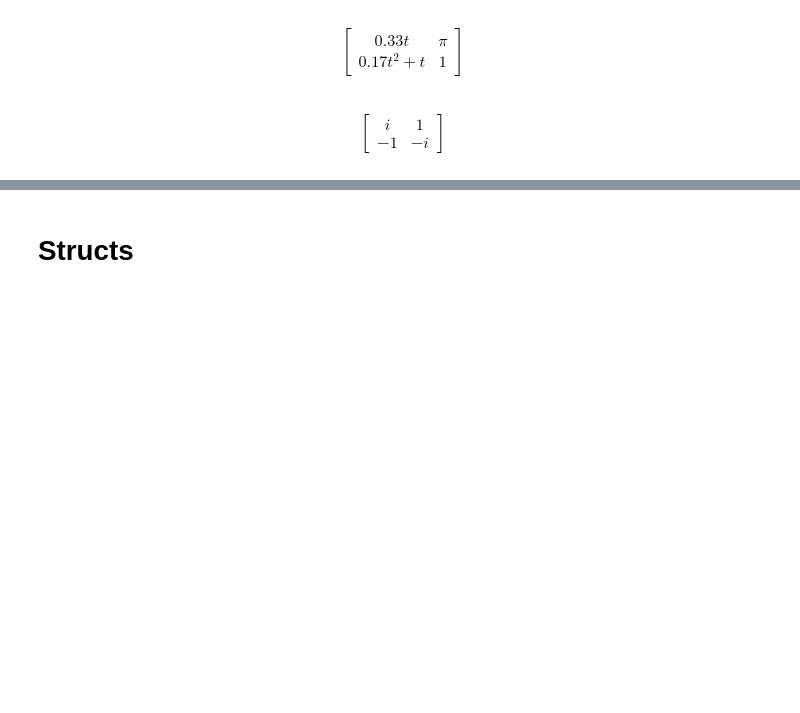
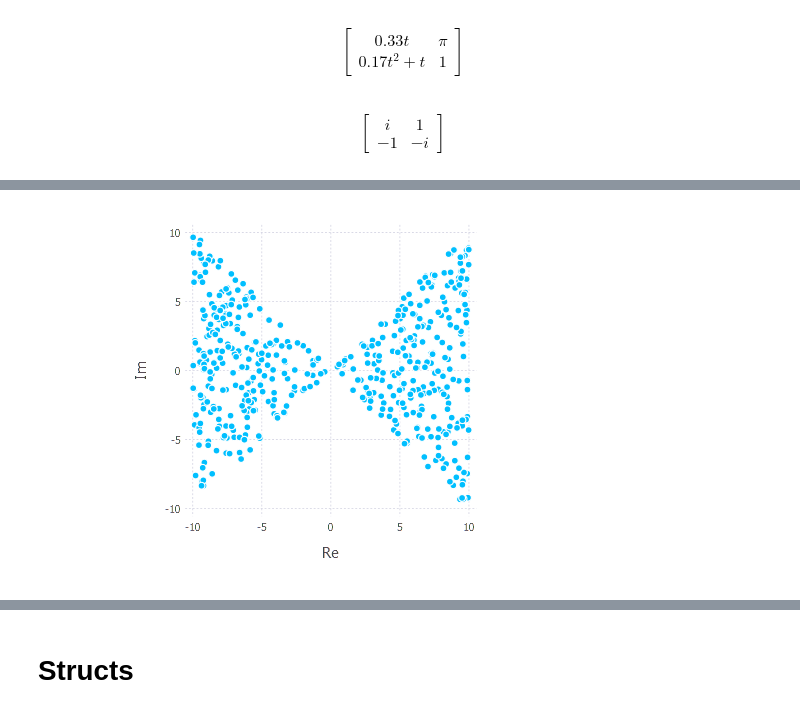
Before and after one commit to largecats/capstone-project, a Jupyter notebook: work_in_julia/The Fokas method.ipynb, the cells around one changed output, grey strips where cells are left out. Cells and saved outputs as stored; diff of their text form; code cells hidden in the pictures; blank space fills up the shorter version.

```diff
--- a/work_in_julia/The Fokas method.ipynb
+++ b/work_in_julia/The Fokas method.ipynb
@@ -23,7 +60,7 @@ using Plots
 
 Error tolerance level.
 # %%
-tol = 1e-05
+TOL = 1e-05
 # %% [output]
 1.0e-5
 # %% [markdown]
@@ -39,7 +76,7 @@ digits = 3
 
 A number representing infinity in numerical approximations.
 # %%
-infty = 10
+INFTY = 10
 # %% [output]
 10
 # %% [markdown]
@@ -823,0 +761,4 @@ separate_real_imag (generic function with 1 method)
+# %%
+x = 1
+y = x + TOL*2
+is_approx(x,y)
@@ -823,0 +818,13 @@ separate_real_imag (generic function with 1 method)
+# %%
+function trace_contour(a::Number, n::Int, sampleSize::Int; infty = INFTY)
+    lambdaVec = []
+    for counter = 1:sampleSize
+        x = rand(Uniform(-infty,infty), 1, 1)[1]
+        y = rand(Uniform(-infty,infty), 1, 1)[1]
+        lambda = x + y*im
+        if real(a*lambda^n)>0
+            append!(lambdaVec, lambda)
+        end
+    end
+    Gadfly.plot(x=real(lambdaVec), y=imag(lambdaVec), Guide.xlabel("Re"), Guide.ylabel("Im"), Coord.Cartesian(ymin=-infty,ymax=infty, xmin=-infty, xmax=infty, fixed = true))
+end
@@ -823,0 +849,7 @@ separate_real_imag (generic function with 1 method)
+# %%
+n = 2
+a = 1
+sampleSize = 1000
+trace_contour(a, n, sampleSize)
+# %% [output]
+[figure, added]
```
Also changed, not shown: parts of 241 cells of this notebook, 2 other files.
